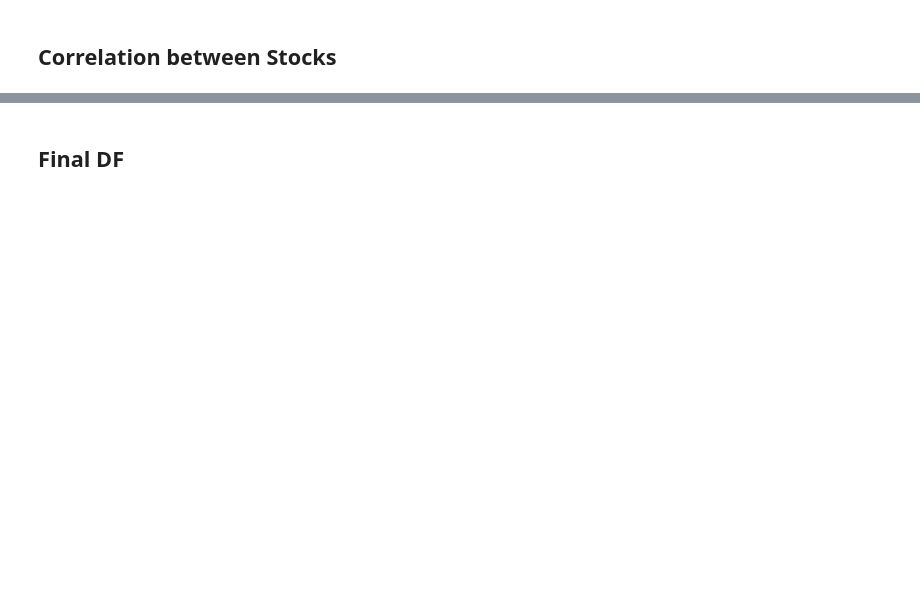
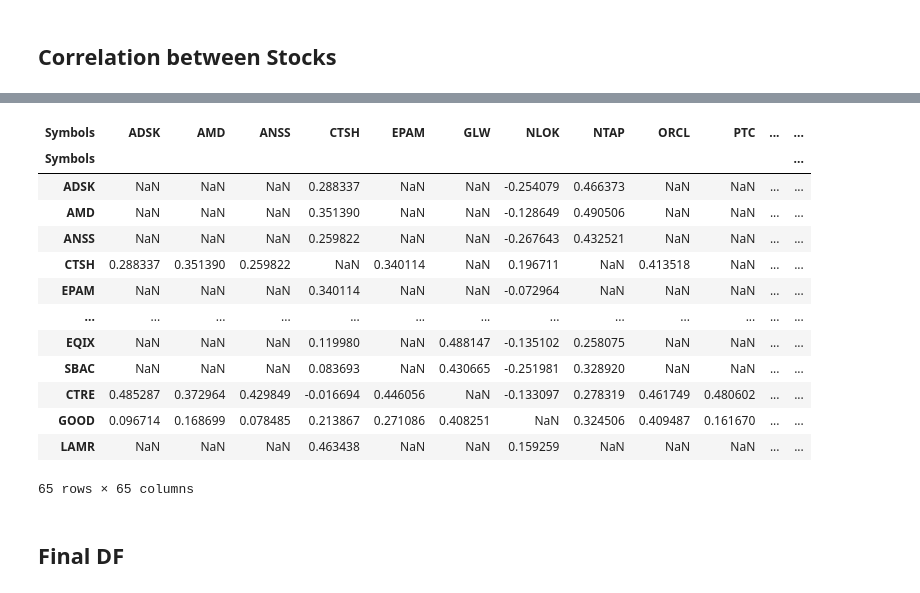
Before and after one commit to janvi-bit/FA-Group6, a Jupyter notebook: portfolio models/aggressive_model.ipynb, the cells around one changed output, grey strips where cells are left out. Drawn from its saved outputs; the diff is of its cells as text; code cells hidden in the pictures; blank space fills up the shorter version.

```diff
--- a/portfolio models/aggressive_model.ipynb
+++ b/portfolio models/aggressive_model.ipynb
@@ -183,8 +355,21 @@ sns.heatmap(correlation, annot = True, ax = ax, cmap="YlGnBu")
 # %%
-#only choosing stocks with correlation less than 1 for diversification
-
-correlation = correlation[correlation < 0.1]
+correlation = correlation[correlation < 0.5]
 correlation
+# %% [output]
+| Symbols | ADSK | AMD | ANSS | CTSH | EPAM | GLW | NLOK | NTAP | ORCL | PTC | ... | ... |
+| Symbols |  |  |  |  |  |  |  |  |  |  |  | ... |
+| ADSK | NaN | NaN | NaN | 0.288337 | NaN | NaN | -0.254079 | 0.466373 | NaN | NaN | ... | ... |
+| AMD | NaN | NaN | NaN | 0.351390 | NaN | NaN | -0.128649 | 0.490506 | NaN | NaN | ... | ... |
+| ANSS | NaN | NaN | NaN | 0.259822 | NaN | NaN | -0.267643 | 0.432521 | NaN | NaN | ... | ... |
+| CTSH | 0.288337 | 0.351390 | 0.259822 | NaN | 0.340114 | NaN | 0.196711 | NaN | 0.413518 | NaN | ... | ... |
+| EPAM | NaN | NaN | NaN | 0.340114 | NaN | NaN | -0.072964 | NaN | NaN | NaN | ... | ... |
+| ... | ... | ... | ... | ... | ... | ... | ... | ... | ... | ... | ... | ... |
+| EQIX | NaN | NaN | NaN | 0.119980 | NaN | 0.488147 | -0.135102 | 0.258075 | NaN | NaN | ... | ... |
+| SBAC | NaN | NaN | NaN | 0.083693 | NaN | 0.430665 | -0.251981 | 0.328920 | NaN | NaN | ... | ... |
+| CTRE | 0.485287 | 0.372964 | 0.429849 | -0.016694 | 0.446056 | NaN | -0.133097 | 0.278319 | 0.461749 | 0.480602 | ... | ... |
+| GOOD | 0.096714 | 0.168699 | 0.078485 | 0.213867 | 0.271086 | 0.408251 | NaN | 0.324506 | 0.409487 | 0.161670 | ... | ... |
+| LAMR | NaN | NaN | NaN | 0.463438 | NaN | NaN | 0.159259 | NaN | NaN | NaN | ... | ... |
+65 rows × 65 columns
 # %% [markdown]
 ## Final DF
 # %%
```
Also changed, not shown: parts of 26 cells of this notebook, 2 other files.
